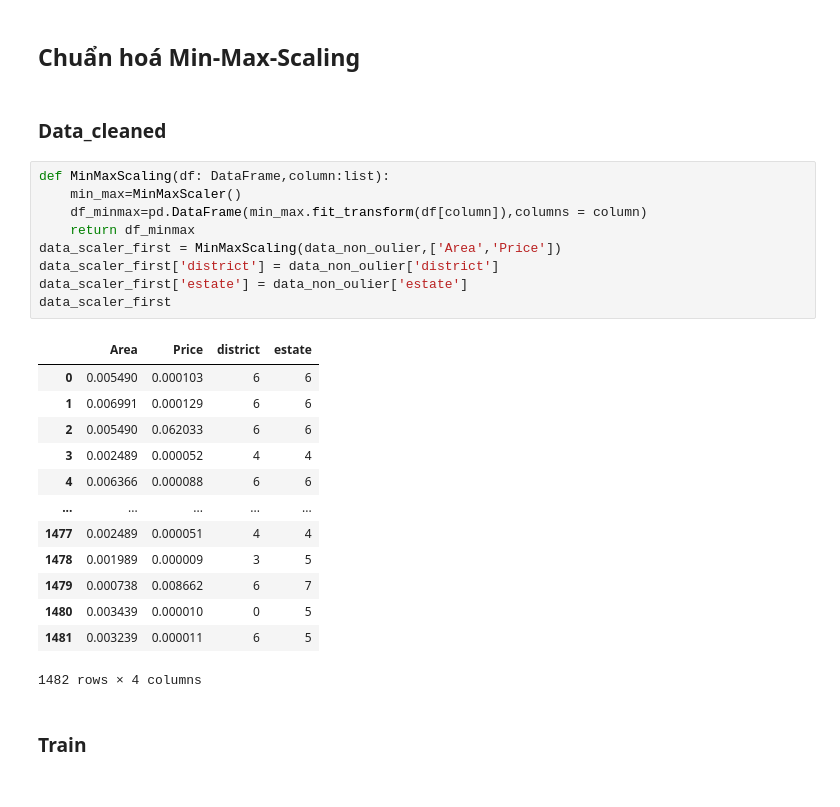
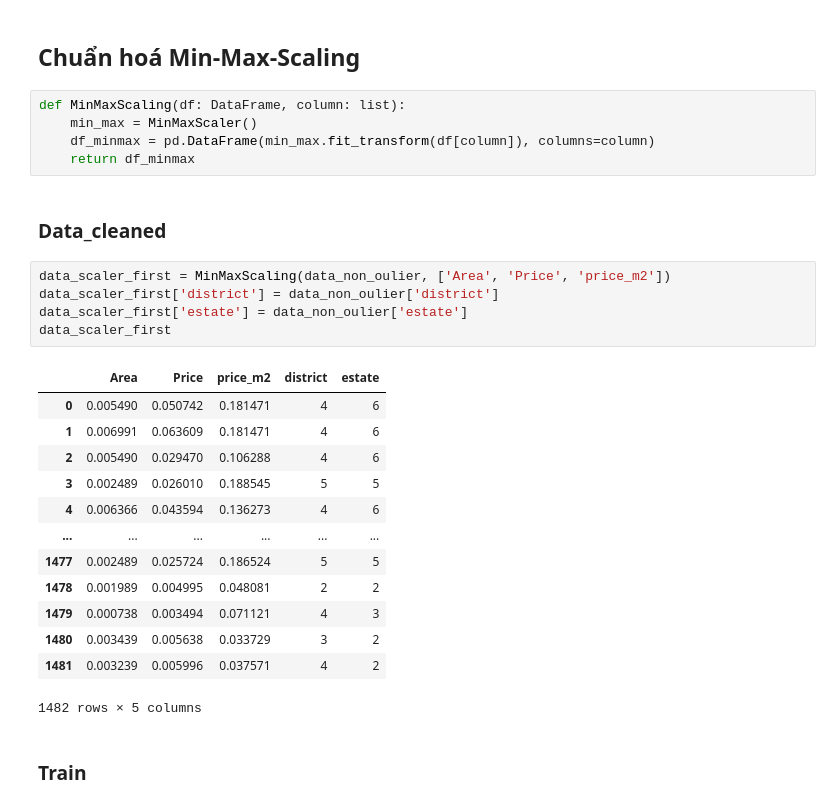
Before and after one commit to jthanh8144/FinalEssayDataScience, a Jupyter notebook: main.ipynb, the cells around one changed output. Cells and saved outputs as stored; diff of their text form.

Commit message:
fix cleanned data

```diff
--- a/main.ipynb
+++ b/main.ipynb
@@ -322,30 +332,31 @@ sns.boxplot(x=x_train['Area'])
 # %% [markdown]
 ## Chuẩn hoá Min-Max-Scaling
+# %%
+def MinMaxScaling(df: DataFrame, column: list):
+    min_max = MinMaxScaler()
+    df_minmax = pd.DataFrame(min_max.fit_transform(df[column]), columns=column)
+    return df_minmax
 # %% [markdown]
 ### Data_cleaned
 # %%
-def MinMaxScaling(df: DataFrame,column:list):
-    min_max=MinMaxScaler()
-    df_minmax=pd.DataFrame(min_max.fit_transform(df[column]),columns = column)
-    return df_minmax
-data_scaler_first = MinMaxScaling(data_non_oulier,['Area','Price'])
+data_scaler_first = MinMaxScaling(data_non_oulier, ['Area', 'Price', 'price_m2'])
 data_scaler_first['district'] = data_non_oulier['district']
 data_scaler_first['estate'] = data_non_oulier['estate']
 data_scaler_first
 # %% [output]
-|  | Area | Price | district | estate |
-| 0 | 0.005490 | 0.000103 | 6 | 6 |
-| 1 | 0.006991 | 0.000129 | 6 | 6 |
-| 2 | 0.005490 | 0.062033 | 6 | 6 |
-| 3 | 0.002489 | 0.000052 | 4 | 4 |
-| 4 | 0.006366 | 0.000088 | 6 | 6 |
-| ... | ... | ... | ... | ... |
-| 1477 | 0.002489 | 0.000051 | 4 | 4 |
-| 1478 | 0.001989 | 0.000009 | 3 | 5 |
-| 1479 | 0.000738 | 0.008662 | 6 | 7 |
-| 1480 | 0.003439 | 0.000010 | 0 | 5 |
-| 1481 | 0.003239 | 0.000011 | 6 | 5 |
+|  | Area | Price | price_m2 | district | estate |
+| 0 | 0.005490 | 0.050742 | 0.181471 | 4 | 6 |
+| 1 | 0.006991 | 0.063609 | 0.181471 | 4 | 6 |
+| 2 | 0.005490 | 0.029470 | 0.106288 | 4 | 6 |
+| 3 | 0.002489 | 0.026010 | 0.188545 | 5 | 5 |
+| 4 | 0.006366 | 0.043594 | 0.136273 | 4 | 6 |
+| ... | ... | ... | ... | ... | ... |
+| 1477 | 0.002489 | 0.025724 | 0.186524 | 5 | 5 |
+| 1478 | 0.001989 | 0.004995 | 0.048081 | 2 | 2 |
+| 1479 | 0.000738 | 0.003494 | 0.071121 | 4 | 3 |
+| 1480 | 0.003439 | 0.005638 | 0.033729 | 3 | 2 |
+| 1481 | 0.003239 | 0.005996 | 0.037571 | 4 | 2 |
-1482 rows × 4 columns
+1482 rows × 5 columns
 # %% [markdown]
 ### Train
 # %%
```
Also changed, not shown: parts of 37 cells of this notebook, 3 other files.
